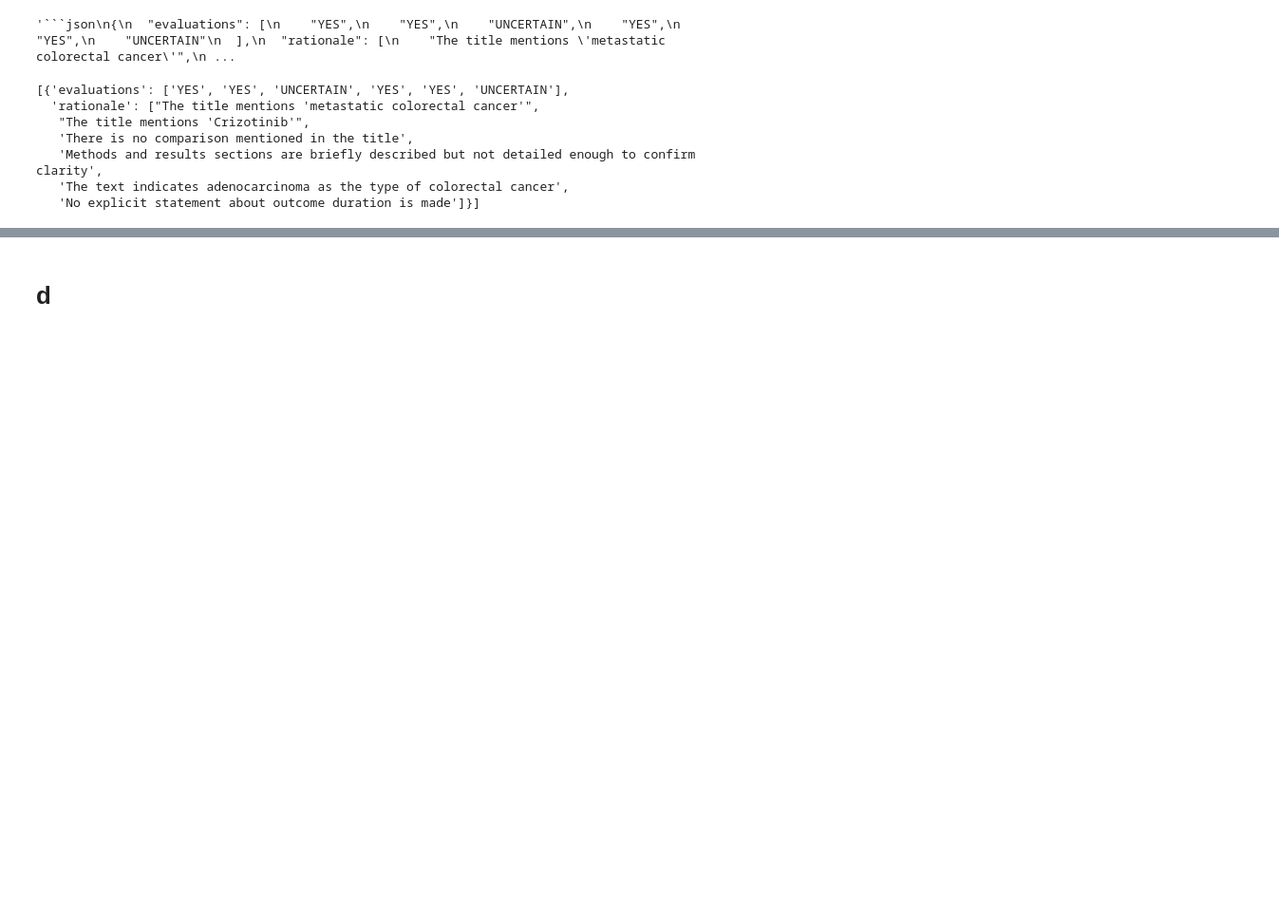
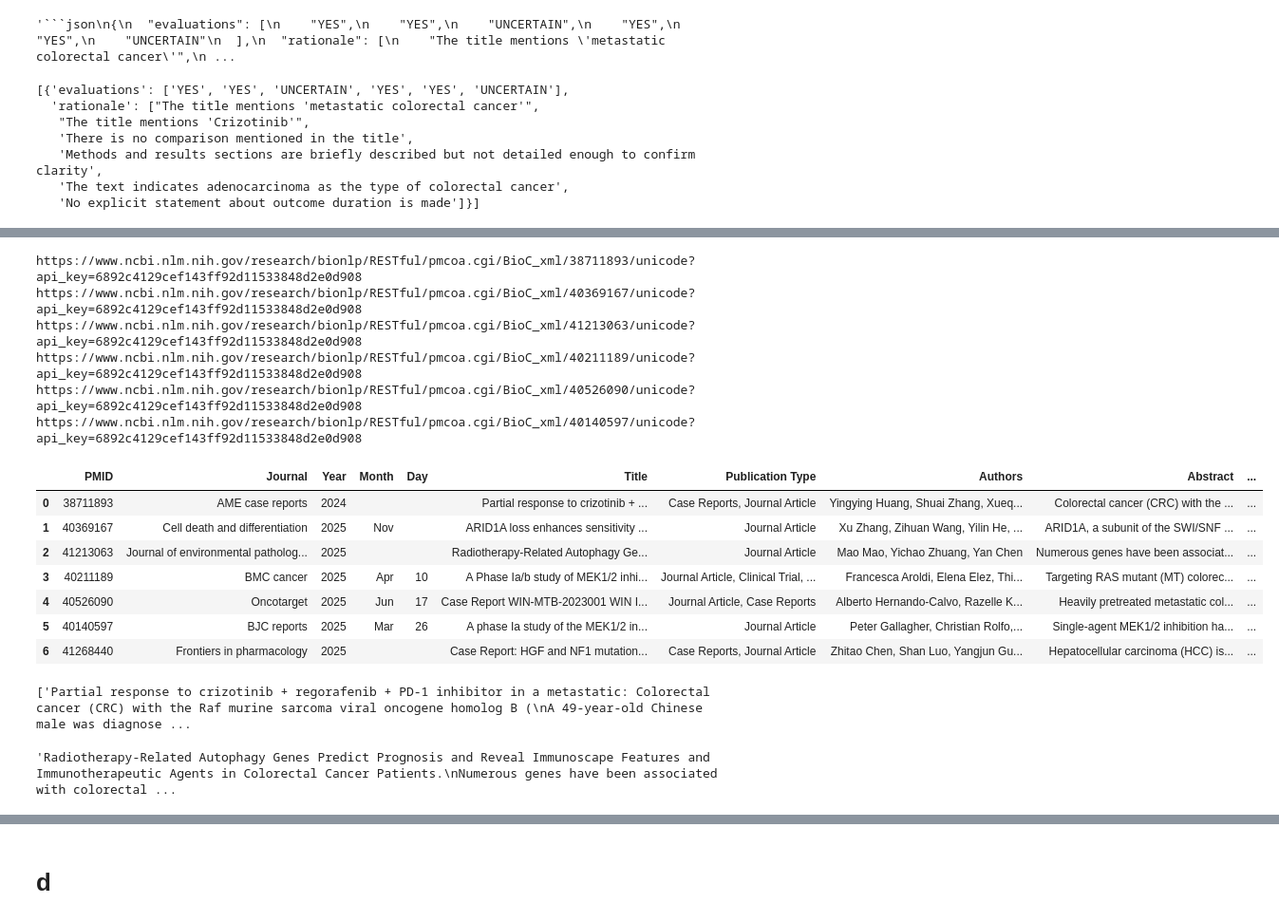
Before and after one commit to Mpkosh/TrialMind-SLR, a Jupyter notebook: draft.ipynb, the cells around one changed output, grey strips where cells are left out. Shown at 95% size. Saved outputs shown, nothing was run; the diff lists cells and outputs as text; code cells hidden in the pictures; blank space fills up the shorter version.

```diff
--- a/draft.ipynb
+++ b/draft.ipynb
@@ -908,0 +1174,44 @@ OUTPUTS:  [{'evaluations': ['YES', 'YES', 'UNCERTAIN', 'YES', 'YES', 'UNCERTAIN'
+# %%
+pmid_list = df_papers[0][df_papers[0].screen_eval>=0].PMID.values.tolist()
+#['41213063',#'26451310',]
+
+res = pmid2biocxml(pmid_list, api_key=pubmed_api_key)
+#print(res)
+res = [parse_bioc_xml(r) for r in res]
+# transform the parsed xml into paper content
+papers0 = []
+for parsed in res:
+    paper_content = []
+    for parsed_ in parsed["passage"]:
+        paper_content.append(parsed_['content'])
+    paper_content = "\n".join(paper_content)
+    papers0.append(paper_content)
+
+df_papers[0]['FullText'] = ''
+df_papers[0].loc[df_papers[0].screen_eval>=0, 'FullText'] = papers0
+df_papers[0]
+# %% [output]
+https://www.ncbi.nlm.nih.gov/research/bionlp/RESTful/pmcoa.cgi/BioC_xml/38711893/unicode?api_key=6892c4129cef143ff92d11533848d2e0d908
+https://www.ncbi.nlm.nih.gov/research/bionlp/RESTful/pmcoa.cgi/BioC_xml/40369167/unicode?api_key=6892c4129cef143ff92d11533848d2e0d908
+https://www.ncbi.nlm.nih.gov/research/bionlp/RESTful/pmcoa.cgi/BioC_xml/41213063/unicode?api_key=6892c4129cef143ff92d11533848d2e0d908
+https://www.ncbi.nlm.nih.gov/research/bionlp/RESTful/pmcoa.cgi/BioC_xml/40211189/unicode?api_key=6892c4129cef143ff92d11533848d2e0d908
+https://www.ncbi.nlm.nih.gov/research/bionlp/RESTful/pmcoa.cgi/BioC_xml/40526090/unicode?api_key=6892c4129cef143ff92d11533848d2e0d908
+https://www.ncbi.nlm.nih.gov/research/bionlp/RESTful/pmcoa.cgi/BioC_xml/40140597/unicode?api_key=6892c4129cef143ff92d11533848d2e0d908
+|  | PMID | Journal | Year | Month | Day | Title | Publication Type | Authors | Abstract | ... |
+| 0 | 38711893 | AME case reports | 2024 |  |  | Partial response to crizotinib + ... | Case Reports, Journal Article | Yingying Huang, Shuai Zhang, Xueq... | Colorectal cancer (CRC) with the ... | ... |
+| 1 | 40369167 | Cell death and differentiation | 2025 | Nov |  | ARID1A loss enhances sensitivity ... | Journal Article | Xu Zhang, Zihuan Wang, Yilin He, ... | ARID1A, a subunit of the SWI/SNF ... | ... |
+| 2 | 41213063 | Journal of environmental patholog... | 2025 |  |  | Radiotherapy-Related Autophagy Ge... | Journal Article | Mao Mao, Yichao Zhuang, Yan Chen | Numerous genes have been associat... | ... |
+| 3 | 40211189 | BMC cancer | 2025 | Apr | 10 | A Phase Ia/b study of MEK1/2 inhi... | Journal Article, Clinical Trial, ... | Francesca Aroldi, Elena Elez, Thi... | Targeting RAS mutant (MT) colorec... | ... |
+| 4 | 40526090 | Oncotarget | 2025 | Jun | 17 | Case Report WIN-MTB-2023001 WIN I... | Journal Article, Case Reports | Alberto Hernando-Calvo, Razelle K... | Heavily pretreated metastatic col... | ... |
+| 5 | 40140597 | BJC reports | 2025 | Mar | 26 | A phase Ia study of the MEK1/2 in... | Journal Article | Peter Gallagher, Christian Rolfo,... | Single-agent MEK1/2 inhibition ha... | ... |
+| 6 | 41268440 | Frontiers in pharmacology | 2025 |  |  | Case Report: HGF and NF1 mutation... | Case Reports, Journal Article | Zhitao Chen, Shan Luo, Yangjun Gu... | Hepatocellular carcinoma (HCC) is... | ... |
+# %%
+splited = split_text_into_chunks(papers[0], chunk_size=600,
+                                             chunk_overlap=300)
+splited
+# %% [output]
+['Partial response to crizotinib + regorafenib + PD-1 inhibitor in a metastatic: Colorectal cancer (CRC) with the Raf murine sarcoma viral oncogene homolog B (\nA 49-year-old Chinese male was diagnose ...
+# %%
+papers0[2]
+# %% [output]
+'Radiotherapy-Related Autophagy Genes Predict Prognosis and Reveal Immunoscape Features and Immunotherapeutic Agents in Colorectal Cancer Patients.\nNumerous genes have been associated with colorectal ...
```
Also changed, not shown: parts of 63 cells of this notebook, 6 other files.
